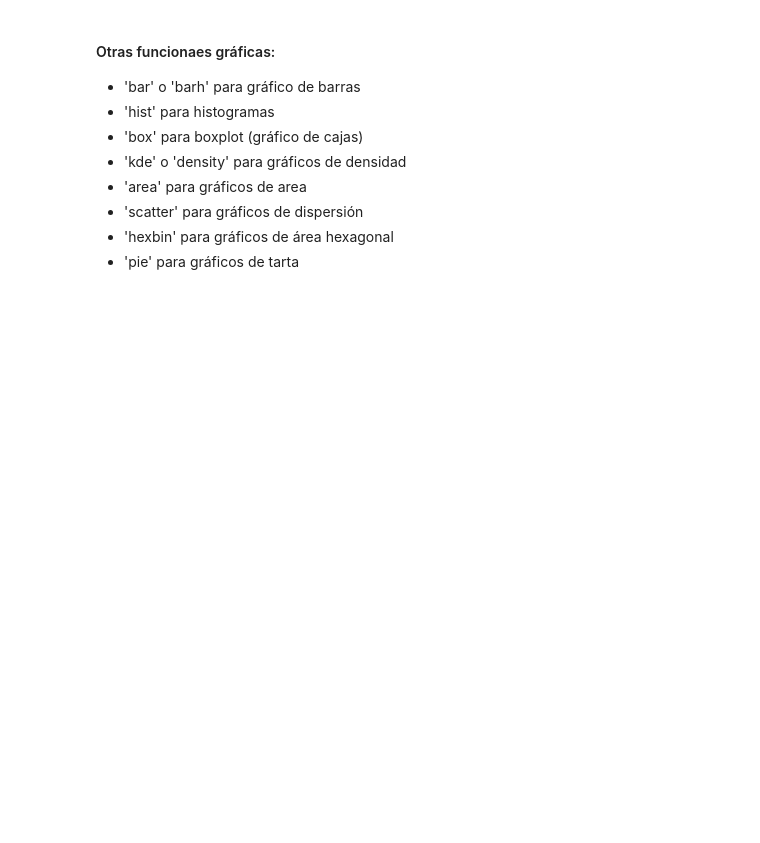
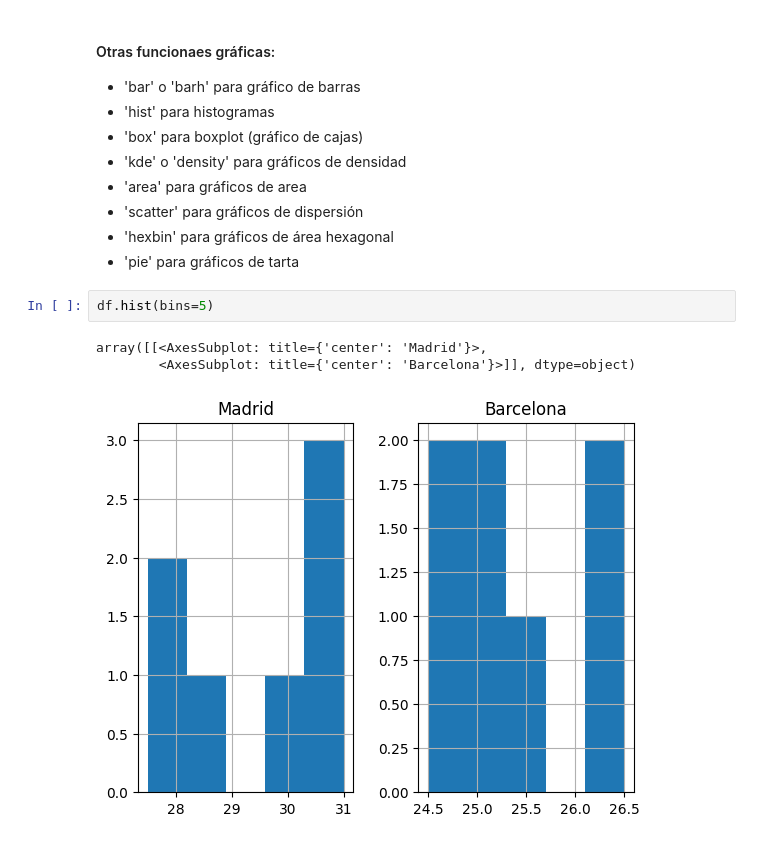
Before and after one commit to ricardoahumada/DataScienceBasics, a Jupyter notebook: visualizacion/01.matplotlib.ipynb, the cells around one changed output. Drawn from its saved outputs; the diff is of its cells as text; blank space fills up the shorter version.

```diff
--- a/visualizacion/01.matplotlib.ipynb
+++ b/visualizacion/01.matplotlib.ipynb
@@ -318,3 +383,9 @@ plt.show()
 - 'scatter' para gráficos de dispersión
 - 'hexbin' para gráficos  de área hexagonal
 - 'pie' para gráficos de tarta
+# %%
+df.hist(bins=5)
+# %% [output]
+array([[<AxesSubplot: title={'center': 'Madrid'}>,
+        <AxesSubplot: title={'center': 'Barcelona'}>]], dtype=object)
+[figure, added]
```
Also changed, not shown: parts of 24 cells of this notebook, 1 other file.
